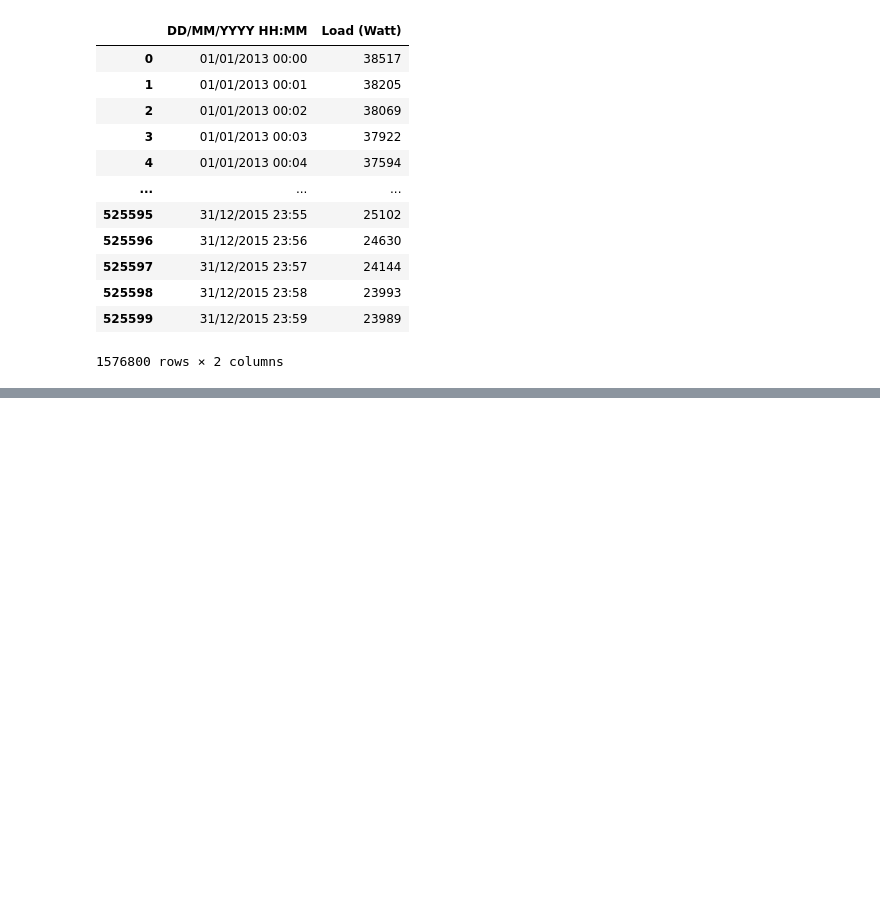
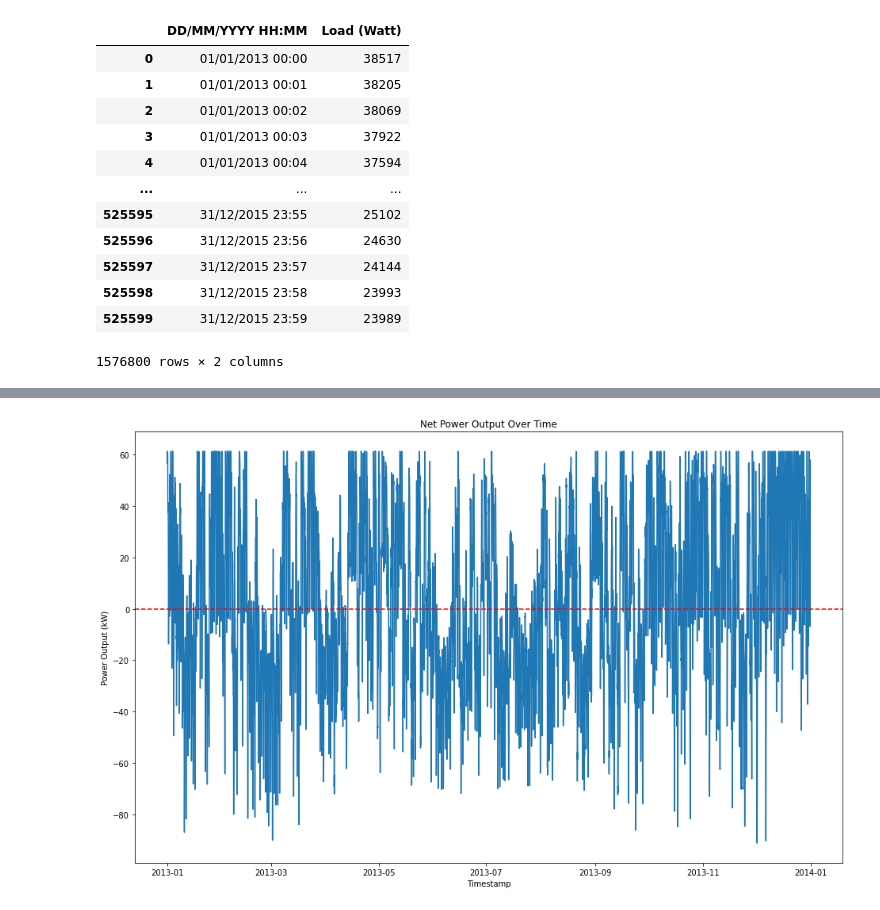
Before and after one commit to MarekTran/ET3036TU-Project, a Jupyter notebook: data_exploration.ipynb, the cells around one changed output, grey strips where cells are left out. Cells and saved outputs as stored; diff of their text form; code cells hidden in the pictures; blank space fills up the shorter version.

Commit message:
Added windfarm simulation

```diff
--- a/data_exploration.ipynb
+++ b/data_exploration.ipynb
@@ -470,0 +452,95 @@ print(len(power_output))
+# %%
+df_load_hourly = df_load.resample('H').mean()
+df_load_hourly_2013 = df_load_hourly.loc['2013-01-01':'2013-12-31']
+df_load_hourly_2014 = df_load_hourly.loc['2014-01-01':'2014-12-31']
+df_load_hourly_2015 = df_load_hourly.loc['2015-01-01':'2015-12-31']
+df_weather_hourly_2013 = df_weather.loc['2013-01-01':'2013-12-31']
+df_weather_hourly_2014 = df_weather.loc['2014-01-01':'2014-12-31']
+df_weather_hourly_2015 = df_weather.loc['2015-01-01':'2015-12-31']
+# %%
+gazelle_turbine = WindTurbine(blade_radius=5, # [m]
+                              performance_coefficient=0.4, # [-]
+                              air_density=1.225, # [kg/m^3]
+                              nominal_power=20, # [kW]
+                              nominal_wind_speed=13, # [m/s]
+                              cut_out_speed=20, # [m/s]
+                              cut_in_speed=4, # [m/s]
+                              price=None, # EUR
+                              lifetime=22.5, # years
+                              height=18) # [m]
+
+aircon_hawt_turbine = WindTurbine(blade_radius=3.5, # [m]
+                              performance_coefficient=0.35, # [-]
+                              air_density=1.225, # [kg/m^3]
+                              nominal_power=10, # [kW]
+                              nominal_wind_speed=11, # [m/s]
+                              cut_out_speed=32, # [m/s]
+                              cut_in_speed=2.5, # [m/s]
+                              price=None, # EUR
+                              lifetime=25, # years
+                              height=18) # [m]
+
+travere_turbine = WindTurbine(blade_radius=1.6, # [m]
+                              performance_coefficient=0.35, # [-]
+                                air_density=1.225, # [kg/m^3]
+                                nominal_power=1.6, # [kW]
+                                nominal_wind_speed=10, # [m/s]
+                                cut_out_speed=60, # [m/s]
+                                cut_in_speed=2.5 , # [m/s]
+                                price=None, # EUR
+                                lifetime=25, # years
+                                height=12) # [m]
+
+print("2013 total energy consumption: " + str(df_load_hourly_2013['Load (kW)'].sum()/1000) + " MWh")
+wf_builder = WindFarmBuilder()
+example_mixed_wind_farm = wf_builder.build_wind_farm([gazelle_turbine, aircon_hawt_turbine, travere_turbine], [1, 5, 10])
+print('Capacity factor, mixed wind farm, simple: ' , example_mixed_wind_farm.get_capacity_factor(df_weather_hourly_2013['wind_speed'].to_numpy(), years=3))
+print('Capacity factor, mixed wind farm, physical: ' , example_mixed_wind_farm.get_capacity_factor(df_weather_hourly_2013['wind_speed'].to_numpy(), years=3, simple=False))
+print('Annual energy production, mixed wind farm, simple: ' , example_mixed_wind_farm.get_annual_energy_production(df_weather_hourly_2013['wind_speed'].to_numpy(), years=1)/1000, "MWh")
+
+def get_net_power(df_hourlyload_1year, df_weather_hourly_1year, windfarm, plot=False):
+    """
+    Calculates the net power output of a wind farm over a year.
+    Parameters:
+    df_hourlyload_1year (pandas.DataFrame): A DataFrame of hourly energy consumption in kW.
+    df_weather_hourly_1year (pandas.DataFrame): A DataFrame of hourly weather data.
+    windfarm (WindFarm): A WindFarm object.
+    plot (bool): Whether to plot the power output over time.
+    Returns:
+    pandas.DataFrame: A DataFrame of net power output in kW.
+    """
+    # Calculate the power output of the wind farm
+    power_output = windfarm.get_power_output_physical(df_weather_hourly_1year['wind_speed'].to_numpy())
+
+    net_power = df_hourlyload_1year.copy()
+    # Drop the load column
+    net_power = net_power.drop(columns=['Load (Watt)'])
+    # Add the power output column
+    net_power['Power Output (kW)'] = power_output
+    # Calculate the net power
+    net_power['Net Power (kW)'] = net_power['Power Output (kW)'] - net_power['Load (kW)']
+
+    if plot:
+        # Plot the net power
+        plt.figure(figsize=(16, 10))
+        plt.plot(net_power.index, net_power['Net Power (kW)'])
+        plt.title('Net Power Output Over Time')
+        # Add 0 x-axis line
+        plt.axhline(y=0, color='r', linestyle='--', alpha = 1)
+        plt.xlabel('Timestamp')
+        plt.ylabel('Power Output (kW)')
+        plt.show()
+
+    return net_power
+
+net_power = get_net_power(df_load_hourly_2013, df_weather_hourly_2013, example_mixed_wind_farm, plot=True)
+
+# Sum positive net power to get generated energy wasted
+generated_energy_wasted = net_power[net_power['Net Power (kW)'] > 0]['Net Power (kW)'].sum()
+# Sum negative net power to get energy needed from grid
+energy_needed_from_grid = net_power[net_power['Net Power (kW)'] < 0]['Net Power (kW)'].sum()
+
+# Print results
+print('Generated energy wasted: ', generated_energy_wasted, 'kWh')
+print('Energy needed from grid: ', abs(energy_needed_from_grid), 'kWh')
+# %% [output]
@@ -470,0 +551 @@ print(len(power_output))
+[figure, added]
```
Also changed, not shown: parts of 20 cells of this notebook.
